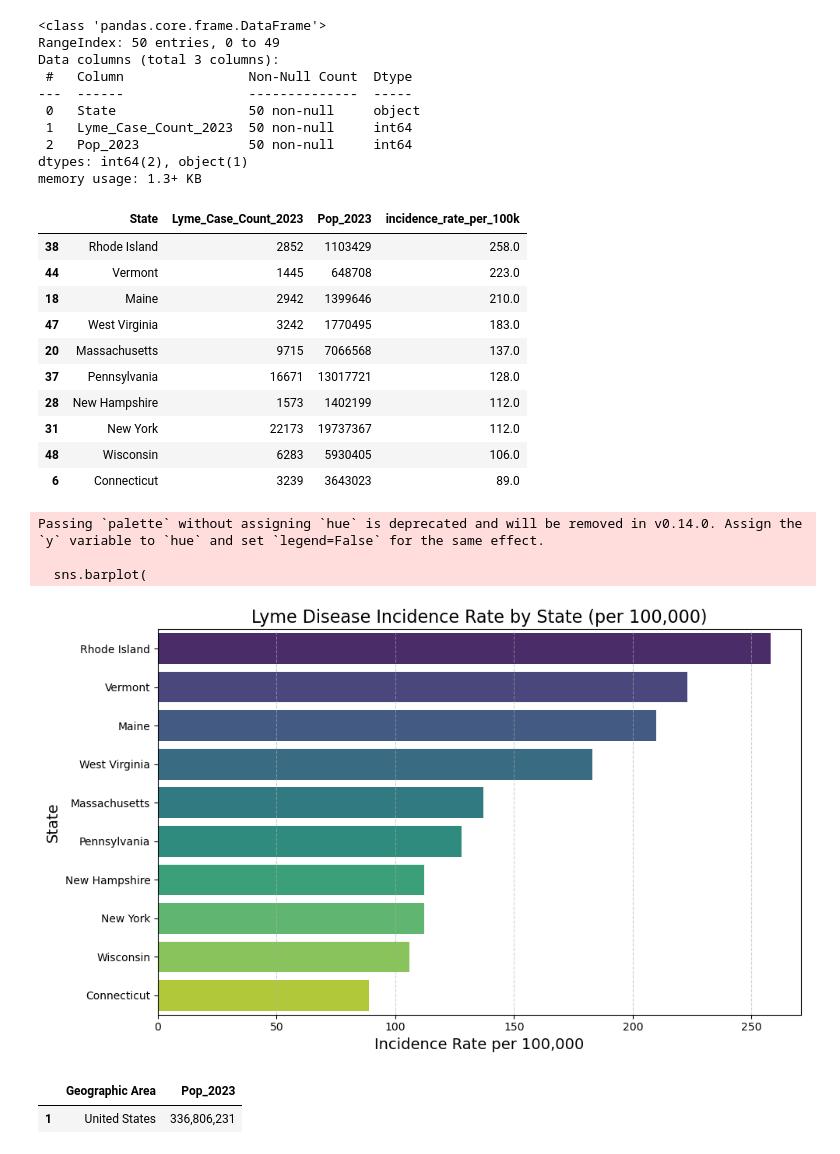
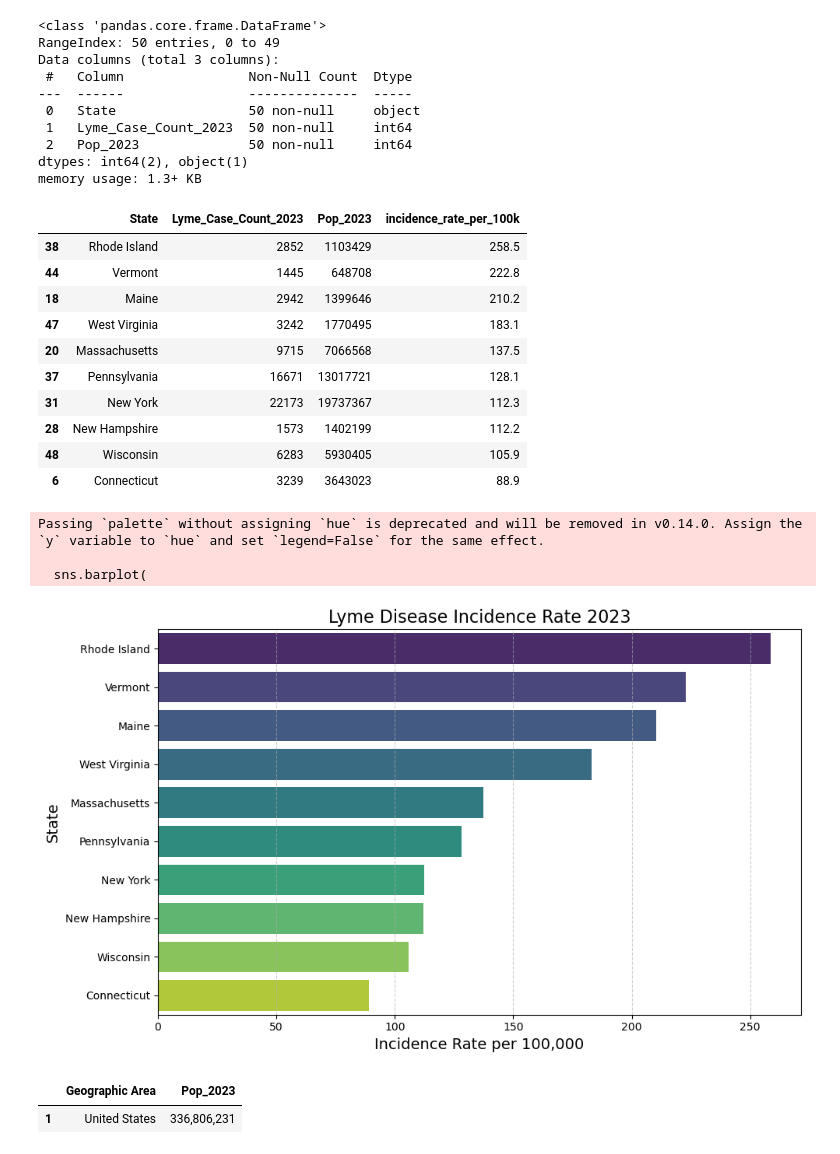
Before and after one commit to dzapata915/Lyme_Disease, a Jupyter notebook: incidence_rates.ipynb, the cells around one changed output. Drawn from its saved outputs; the diff is of its cells as text; code cells hidden in the pictures.

```diff
--- a/incidence_rates.ipynb
+++ b/incidence_rates.ipynb
@@ -180,43 +180,43 @@ Data columns (total 3 columns):
 dtypes: int64(2), object(1)
 memory usage: 1.3+ KB
 # %%
-state_incidence['incidence_rate_per_100k']=round((state_incidence['Lyme_Case_Count_2023']/state_incidence['Pop_2023'])*100000)
+state_incidence['incidence_rate_per_100k']=round((state_incidence['Lyme_Case_Count_2023']/state_incidence['Pop_2023'])*100000,1)
 # %%
 state_incidence.sort_values('incidence_rate_per_100k',ascending=False).head(10)
 # %% [output]
 |  | State | Lyme_Case_Count_2023 | Pop_2023 | incidence_rate_per_100k |
-| 38 | Rhode Island | 2852 | 1103429 | 258.0 |
-| 44 | Vermont | 1445 | 648708 | 223.0 |
-| 18 | Maine | 2942 | 1399646 | 210.0 |
-| 47 | West Virginia | 3242 | 1770495 | 183.0 |
-| 20 | Massachusetts | 9715 | 7066568 | 137.0 |
-| 37 | Pennsylvania | 16671 | 13017721 | 128.0 |
-| 28 | New Hampshire | 1573 | 1402199 | 112.0 |
-| 31 | New York | 22173 | 19737367 | 112.0 |
-| 48 | Wisconsin | 6283 | 5930405 | 106.0 |
-| 6 | Connecticut | 3239 | 3643023 | 89.0 |
+| 38 | Rhode Island | 2852 | 1103429 | 258.5 |
+| 44 | Vermont | 1445 | 648708 | 222.8 |
+| 18 | Maine | 2942 | 1399646 | 210.2 |
+| 47 | West Virginia | 3242 | 1770495 | 183.1 |
+| 20 | Massachusetts | 9715 | 7066568 | 137.5 |
+| 37 | Pennsylvania | 16671 | 13017721 | 128.1 |
+| 31 | New York | 22173 | 19737367 | 112.3 |
+| 28 | New Hampshire | 1573 | 1402199 | 112.2 |
+| 48 | Wisconsin | 6283 | 5930405 | 105.9 |
+| 6 | Connecticut | 3239 | 3643023 | 88.9 |
 # %%
 state_incidence_sorted = state_incidence.sort_values(by='incidence_rate_per_100k', ascending=False).head(10)
 
 plt.figure(figsize=(10, 6))
 sns.barplot(
     data=state_incidence_sorted,
     y='State',
     x='incidence_rate_per_100k',
     palette='viridis'
 )
 
-plt.title('Lyme Disease Incidence Rate by State (per 100,000)', fontsize=16)
+plt.title('Lyme Disease Incidence Rate 2023', fontsize=16)
 plt.xlabel('Incidence Rate per 100,000', fontsize=14)
 plt.ylabel('State', fontsize=14)
 plt.grid(axis='x', linestyle='--', alpha=0.6)
 plt.tight_layout()
 plt.show()
 # %% [output]
 Passing `palette` without assigning `hue` is deprecated and will be removed in v0.14.0. Assign the `y` variable to `hue` and set `legend=False` for the same effect.
 
   sns.barplot(
-[figure, old version]
+[figure, new version]
 # %%
 US_pops = state_pops.loc[state_pops['Geographic Area']=='United States']
 # %%
```
Also changed, not shown: parts of 33 cells of this notebook, 2 other files.
